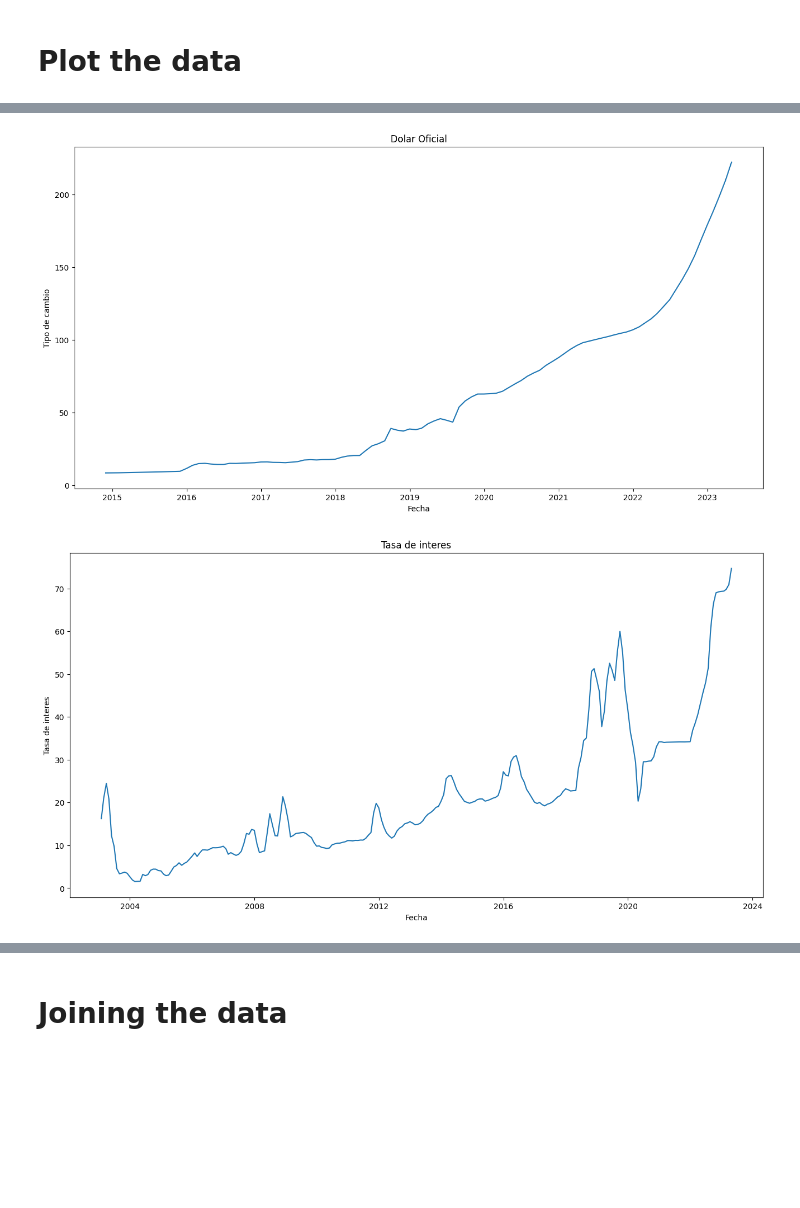
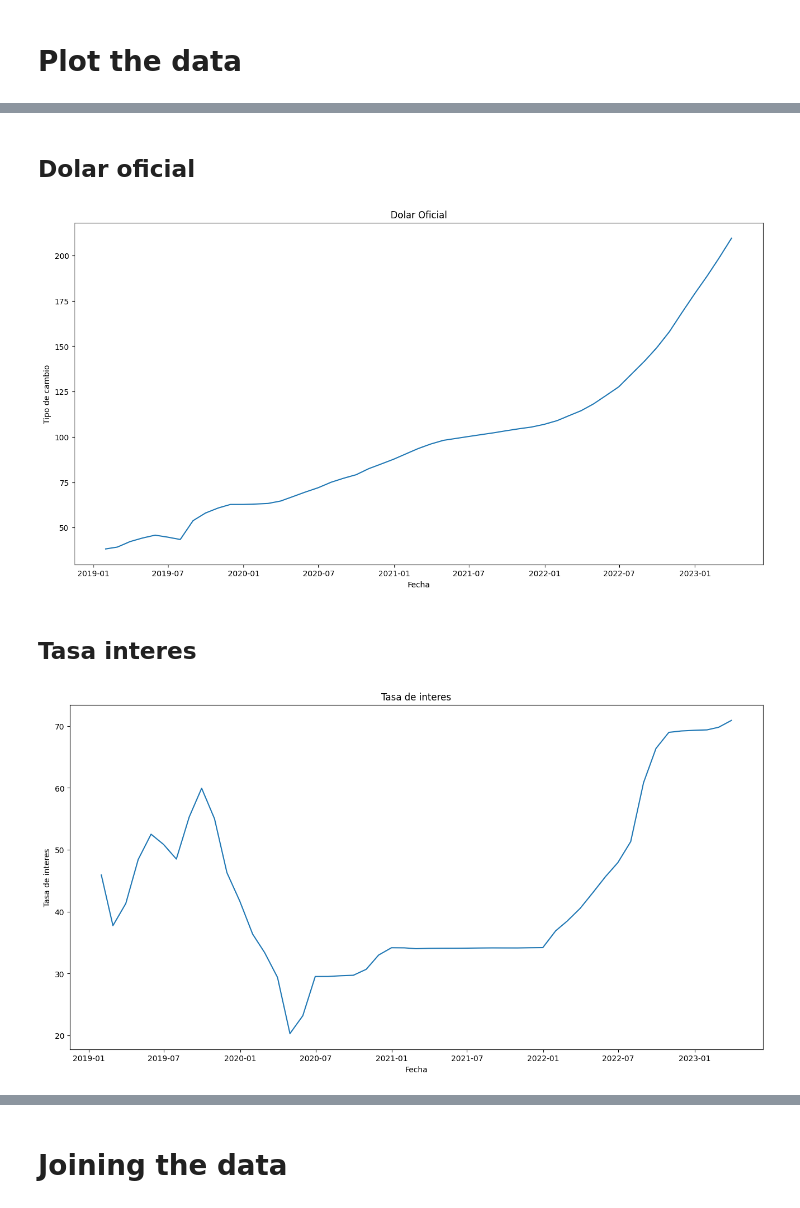
Before and after one commit to ChFontana/Projects, a Jupyter notebook: Argetina Macroeconomy/notebooks/argentina_data_exploration.ipynb, the cells around one changed output, grey strips where cells are left out. Cells and saved outputs as stored; diff of their text form; code cells hidden in the pictures; blank space fills up the shorter version.

```diff
--- a/Argetina Macroeconomy/notebooks/argentina_data_exploration.ipynb
+++ b/Argetina Macroeconomy/notebooks/argentina_data_exploration.ipynb
@@ -381,0 +395,4 @@ inflacion_2019 = inflacion[inflacion.fecha >= '2019-01-01']
+# %%
+# I checked online and inflation for first day instead is last day of the month.
+# Transform inflacion to the last day of the month.
+inflacion_2019['fecha'] = inflacion_2019['fecha'] + pd.offsets.MonthEnd(0)
@@ -435,22 +461,26 @@ plt.show()
+# %% [markdown]
+## Dolar oficial
 # %%
 # Create a line chart for dollar_oficial_mes, for fecha and tipo_cambio_bna_vendedor.
 # Set the size.
 plt.figure(figsize=(16, 8))
-plt.plot(dolar_oficial_mes['tipo_cambio_bna_vendedor'])
+plt.plot(dolar_oficial_mes_2019_max['tipo_cambio_bna_vendedor'])
 plt.title('Dolar Oficial')
 plt.xlabel('Fecha')
 plt.ylabel('Tipo de cambio')
 plt.show()
 # %% [output]
-[figure, old version]
+[figure, new version]
+# %% [markdown]
+## Tasa interes
 # %%
 # Create a line chart for tasa_interes_mes, for fecha and tasas_interes_badlar.
 # Set the size.
 plt.figure(figsize=(16, 8))
-plt.plot(tasa_interes_mes['tasas_interes_badlar'])
+plt.plot(tasa_interes_mes_2019_max['tasas_interes_badlar'])
 plt.title('Tasa de interes')
 plt.xlabel('Fecha')
 plt.ylabel('Tasa de interes')
 plt.show()
 # %% [output]
-[figure, old version]
+[figure, new version]
```
Also changed, not shown: parts of 14 cells of this notebook.
